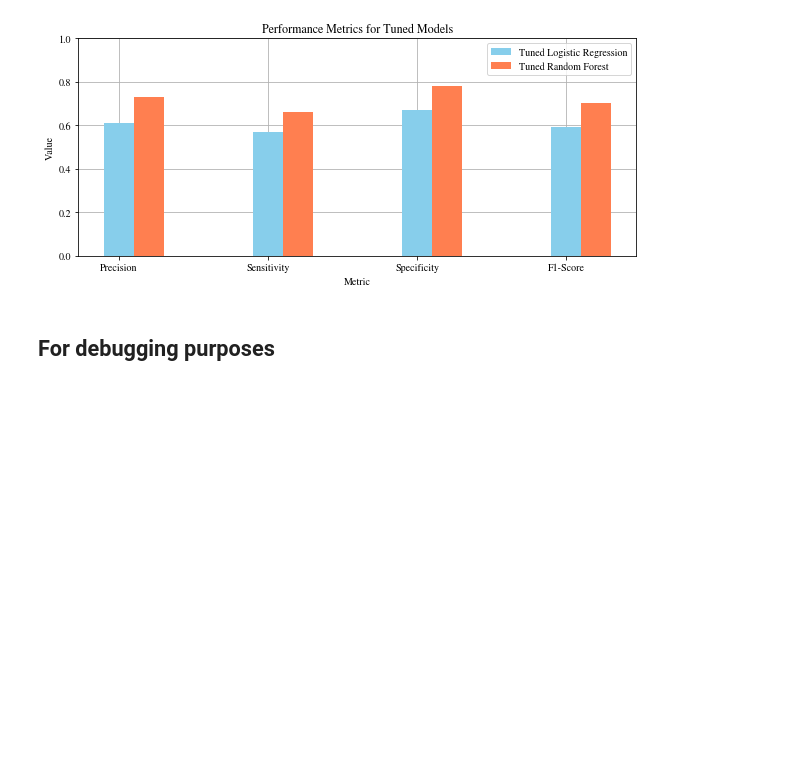
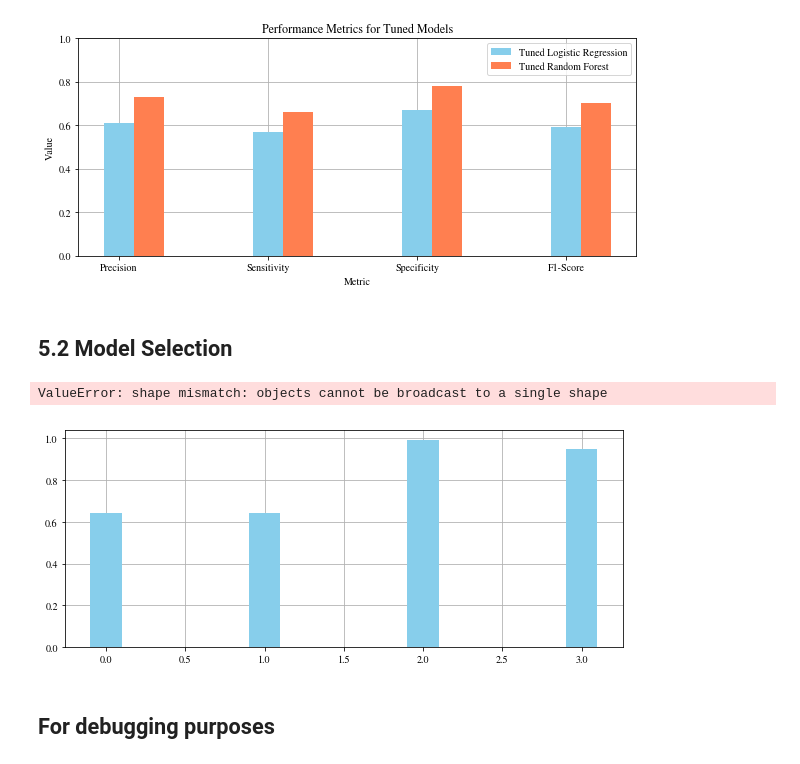
Before and after one commit to jennyhuangg/nominee_predict, a Jupyter notebook: Nominee_Predict_Models.ipynb, the cells around one changed output. Saved outputs shown, nothing was run; the diff lists cells and outputs as text; code cells hidden in the pictures; blank space fills up the shorter version.

Commit message:
Made accuracy plots

```diff
--- a/Nominee_Predict_Models.ipynb
+++ b/Nominee_Predict_Models.ipynb
@@ -823,6 +824,40 @@ plt.savefig('clfs/performance_metrics.png', dpi=200)
 plt.show()
 # %% [output]
 [figure]
+# %% [markdown]
+## 5.2 Model Selection
+# %%
+
+training = [0.642, 0.6421, 0.9919, 0.9482]
+validation = [0.6286, .6292, .7028, .708]
+test= [0.6249, 0, .7228]
+labels = ["Logistic Regression (Non-Tuned)", "Logistic Regression", "Random Forest (Non-Tuned)", "Random Forest"]
+
+index = np.arange(4)
+bar_width = 0.2
+plt.figure(figsize=(10,4))
+plt.grid(zorder=0)
+plt.bar(index, training , bar_width,
+                alpha=1, color='skyblue',
+                label='Training', zorder=3)
+plt.bar(index + bar_width, rf_metrics, bar_width,
+                alpha=1, color='coral',
+                label='Validation', zorder=3)
+plt.bar(index + 2*bar_width, lrt_metrics, bar_width,
+                alpha=1, color='violet',
+                label='Test', zorder=3)
+
+plt.title("Accuracy")
+plt.xlabel("Models")
+plt.ylabel("Accuracy")
+plt.legend()
+plt.xticks(index, labels)
+plt.ylim(0,1)
+plt.savefig('clfs/accuracy.png', dpi=200)
+plt.show()
+# %% [output]
+ValueError: shape mismatch: objects cannot be broadcast to a single shape
+[figure, added]
 # %% [markdown]
 ## For debugging purposes
 # %%
```
Also changed, not shown: parts of 3 cells of this notebook, 1 other file.
